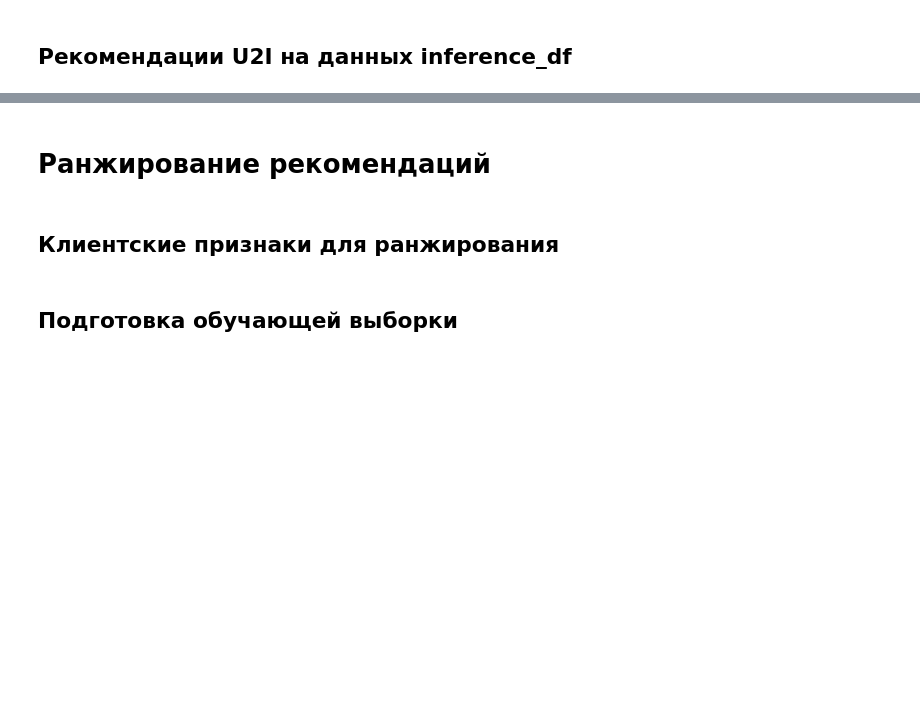
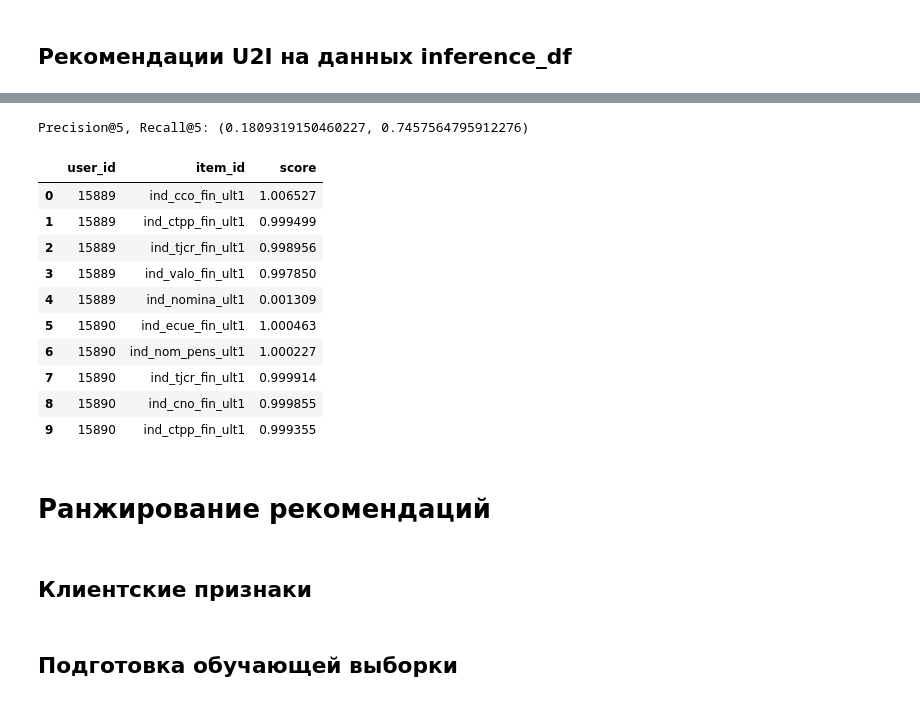
Before and after one commit to alien150684/banking_products_recom, a Jupyter notebook: recommendations.ipynb, the cells around one changed output, grey strips where cells are left out. Cells and saved outputs as stored; diff of their text form; code cells hidden in the pictures; blank space fills up the shorter version.

```diff
--- a/recommendations.ipynb
+++ b/recommendations.ipynb
@@ -1108,0 +942,35 @@ final_model.fit(user_item_matrix)
+# %%
+%%script false --no-raise-error
+
+als_inference = ALS()
+als_inference.user_item_matrix(inference_df, items_list)
+
+# Используем лучшие гиперпараметры для обучения модели
+als_model_inference = als_inference.fit(factors=46,
+                                        iterations=39,
+                                        regularization=0.02)
+als_rec_inference = als_inference.recommend()
+# %%
+top_k = 5
+events_recs_for_binary_metrics = process_events_recs_for_binary_metrics(
+    events_test_df,
+    als_rec_inference,
+    top_k=top_k)
+metrics_tuple = compute_cls_metrics(events_recs_for_binary_metrics)
+print(f'Precision@{top_k}, Recall@{top_k}: {metrics_tuple}\n')
+# %% [output]
+Precision@5, Recall@5: (0.1809319150460227, 0.7457564795912276)
+# %%
+als_rec_inference.head(10)
+# %% [output]
+|  | user_id | item_id | score |
+| 0 | 15889 | ind_cco_fin_ult1 | 1.006527 |
+| 1 | 15889 | ind_ctpp_fin_ult1 | 0.999499 |
+| 2 | 15889 | ind_tjcr_fin_ult1 | 0.998956 |
+| 3 | 15889 | ind_valo_fin_ult1 | 0.997850 |
+| 4 | 15889 | ind_nomina_ult1 | 0.001309 |
+| 5 | 15890 | ind_ecue_fin_ult1 | 1.000463 |
+| 6 | 15890 | ind_nom_pens_ult1 | 1.000227 |
+| 7 | 15890 | ind_tjcr_fin_ult1 | 0.999914 |
+| 8 | 15890 | ind_cno_fin_ult1 | 0.999855 |
+| 9 | 15890 | ind_ctpp_fin_ult1 | 0.999355 |
@@ -1109,7 +986,7 @@ final_model.fit(user_item_matrix)
 # %% [markdown]
 # Ранжирование рекомендаций
 # %% [markdown]
-## Клиентские признаки для ранжирования
+## Клиентские признаки
 # %%
 # Клиентские признаки для обучения модели ранжирования
 # Выбор базируется на ранее проведённом EDA
```
Also changed, not shown: parts of 59 cells of this notebook.
